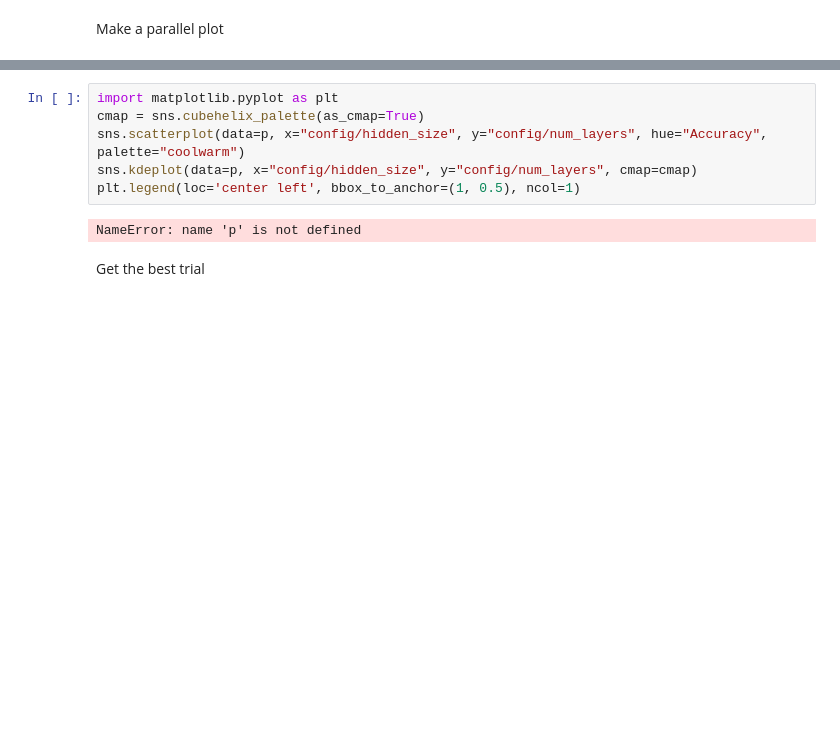
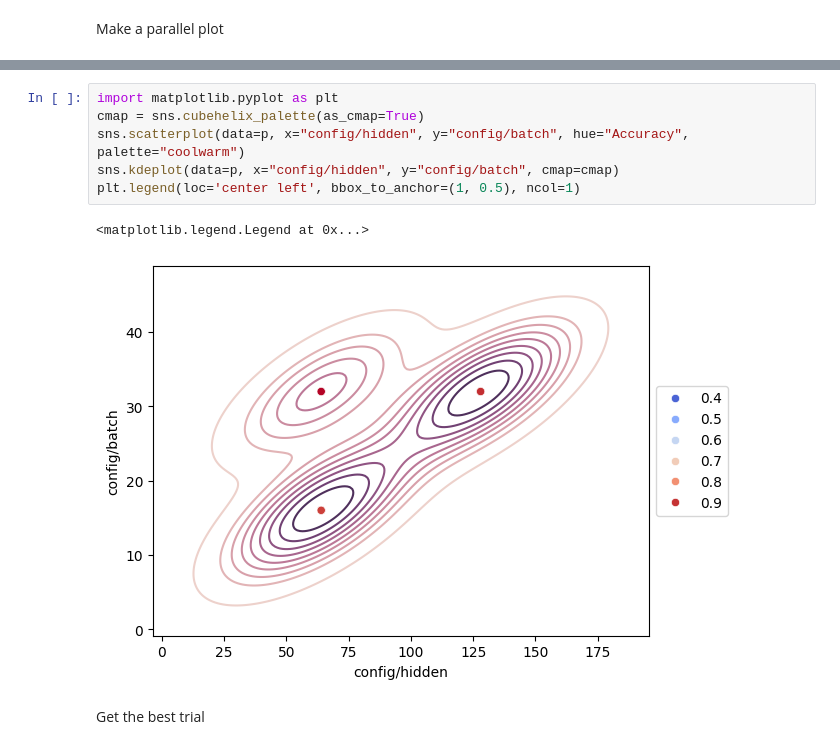
Before and after one commit to FP-byte/MADS_MachineLearning_Project, a Jupyter notebook: src/03_ray.ipynb, the cells around one changed output, grey strips where cells are left out. Saved outputs shown, nothing was run; the diff lists cells and outputs as text; blank space fills up the shorter version.

```diff
--- a/src/03_ray.ipynb
+++ b/src/03_ray.ipynb
@@ -76,11 +75,12 @@ NameError: name 'p' is not defined
 # %%
 import matplotlib.pyplot as plt
 cmap = sns.cubehelix_palette(as_cmap=True)
-sns.scatterplot(data=p, x="config/hidden_size", y="config/num_layers", hue="Accuracy", palette="coolwarm")
-sns.kdeplot(data=p, x="config/hidden_size", y="config/num_layers", cmap=cmap)
+sns.scatterplot(data=p, x="config/hidden", y="config/batch", hue="Accuracy", palette="coolwarm")
+sns.kdeplot(data=p, x="config/hidden", y="config/batch", cmap=cmap)
 plt.legend(loc='center left', bbox_to_anchor=(1, 0.5), ncol=1)
 # %% [output]
-NameError: name 'p' is not defined
+<matplotlib.legend.Legend at 0x...>
+[figure, added]
 # %% [markdown]
 Get the best trial
 # %%
```
Also changed, not shown: parts of 18 cells of this notebook, 21 other files.
